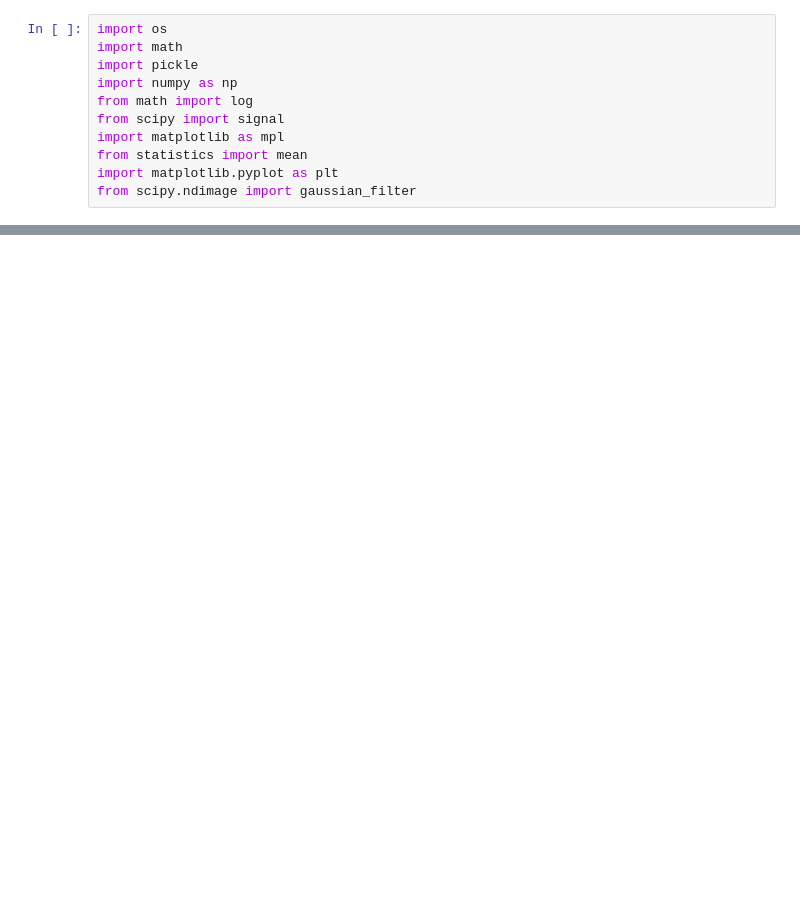
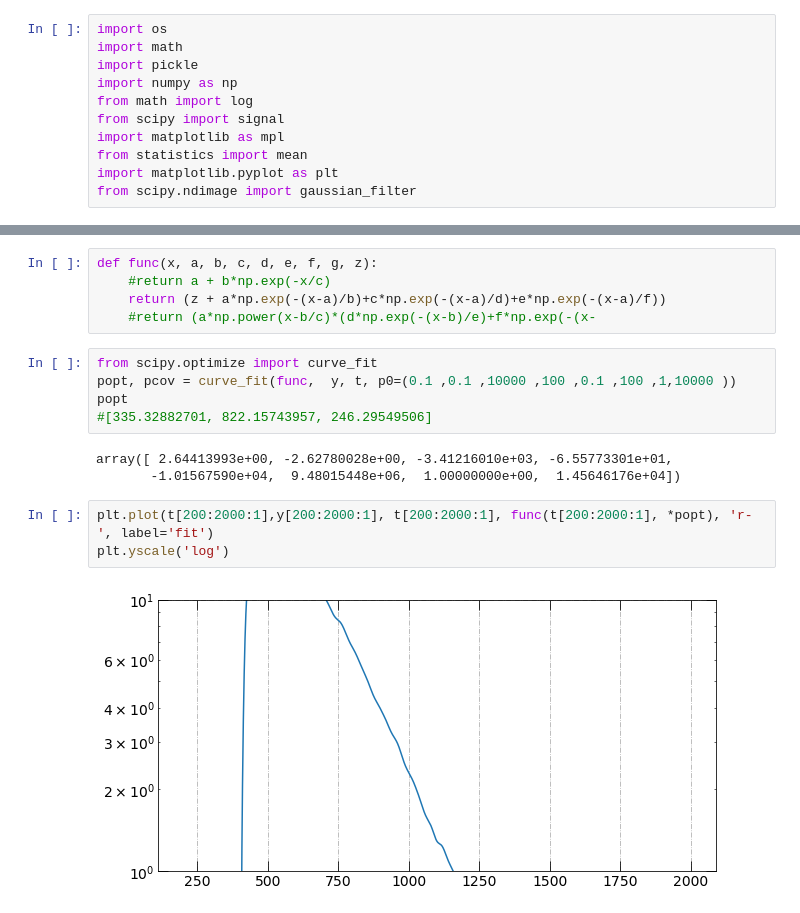
Before and after one commit to fdolek/pypuca, a Jupyter notebook: jupyter/run_by_run.ipynb, the cells around one changed output, grey strips where cells are left out. Cells and saved outputs as stored; diff of their text form; blank space fills up the shorter version.

```diff
--- a/jupyter/run_by_run.ipynb
+++ b/jupyter/run_by_run.ipynb
@@ -140,0 +207,18 @@ for ch in channels:
+# %%
+def func(x, a, b, c, d, e, f, g, z):
+    #return a + b*np.exp(-x/c)
+    return (z + a*np.exp(-(x-a)/b)+c*np.exp(-(x-a)/d)+e*np.exp(-(x-a)/f))
+    #return (a*np.power(x-b/c)*(d*np.exp(-(x-b)/e)+f*np.exp(-(x-
+# %%
+from scipy.optimize import curve_fit
+popt, pcov = curve_fit(func,  y, t, p0=(0.1 ,0.1 ,10000 ,100 ,0.1 ,100 ,1,10000 ))
+popt
+#[335.32882701, 822.15743957, 246.29549506]
+# %% [output]
+array([ 2.64413993e+00, -2.62780028e+00, -3.41216010e+03, -6.55773301e+01,
+       -1.01567590e+04,  9.48015448e+06,  1.00000000e+00,  1.45646176e+04])
+# %%
+plt.plot(t[200:2000:1],y[200:2000:1], t[200:2000:1], func(t[200:2000:1], *popt), 'r-', label='fit')
+plt.yscale('log')
+# %% [output]
+[figure, added]
```
Also changed, not shown: parts of 8 cells of this notebook, 3 other files.
